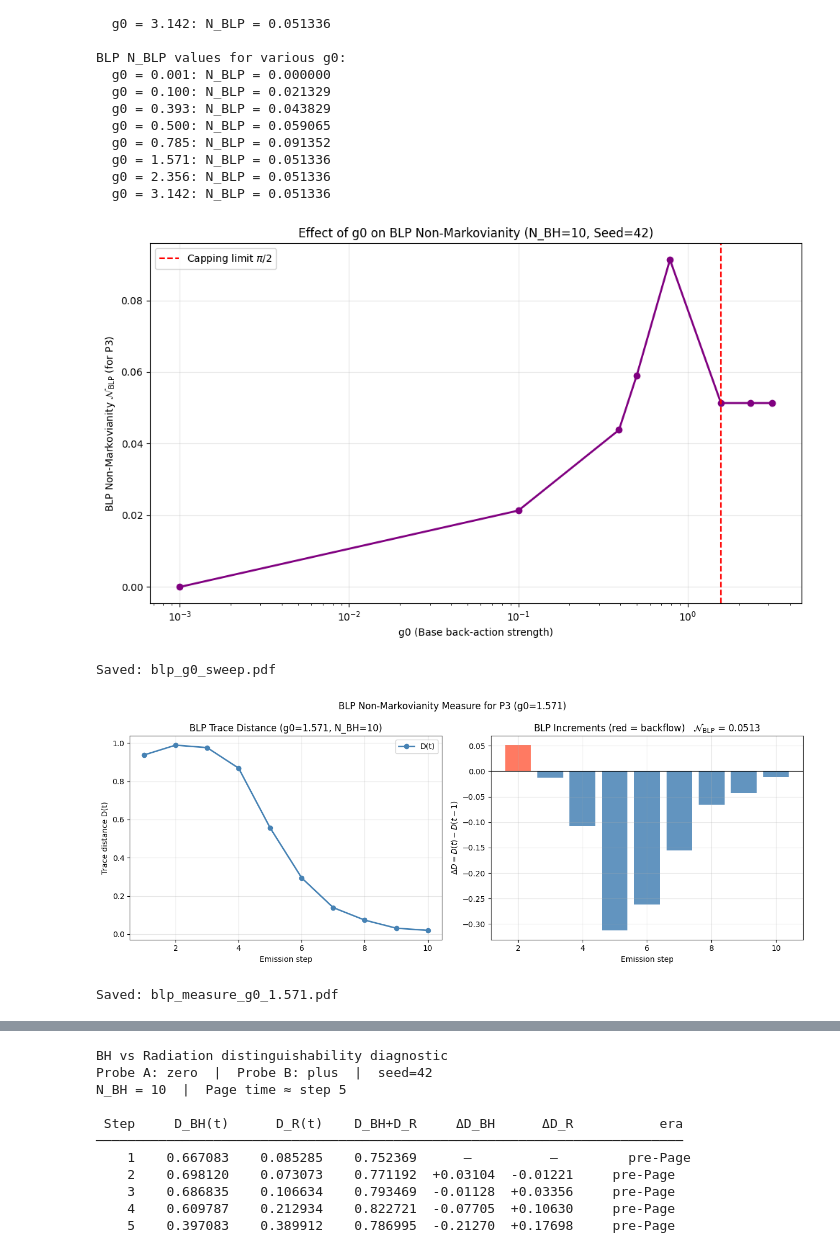
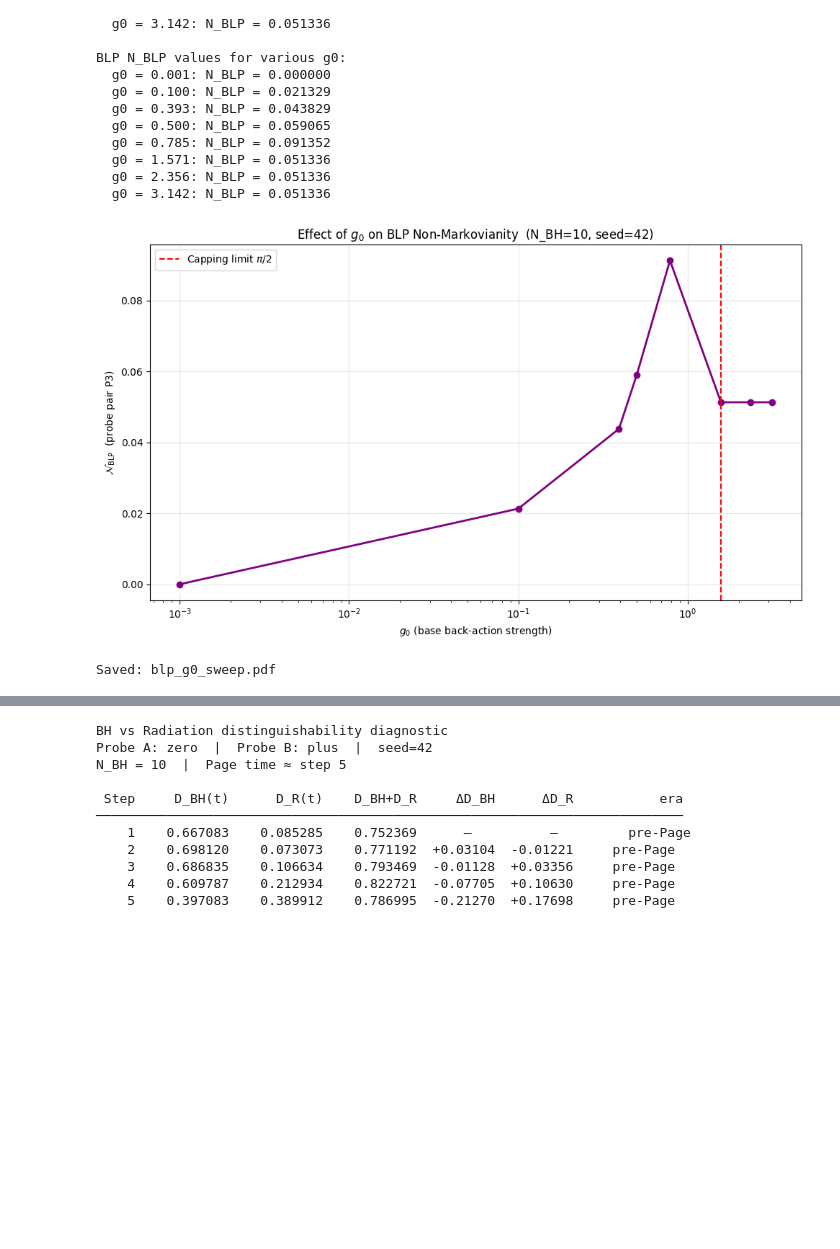
Before and after one commit to aaqhilahamed2004-ops/non-markovian_black-hole_evaporation, a Jupyter notebook: MvNM_v2.ipynb, the cells around one changed output, grey strips where cells are left out. Drawn from its saved outputs; the diff is of its cells as text; code cells hidden in the pictures; blank space fills up the shorter version.

Commit message:
Removed unwanted and redundanted plots of BLP. Integrated the results of Non-Markovian Envelope vs Markovian Control run with the probe analysis and Maximised Non-Markovian BLP envelope results.

```diff
--- a/MvNM_v2.ipynb
+++ b/MvNM_v2.ipynb
@@ -1080,57 +1297,22 @@ BLP N_BLP values for various g0:
 # %%
 # Plotting the BLP N_BLP vs g0 values
 
 g0_keys = list(blp_g0_results.keys())
 n_blp_values = [blp_g0_results[g]['N_BLP'] for g in g0_keys]
 
 plt.figure(figsize=(10, 6))
 plt.plot(g0_keys, n_blp_values, 'o-', color='purple', lw=2)
 plt.axvline(np.pi / 2, color='red', linestyle='--', label=r'Capping limit $\pi/2$')
-plt.xlabel(r'g0 (Base back-action strength)')
-plt.ylabel(r'BLP Non-Markovianity $\mathcal{N}_{\rm BLP}$ (for P3)')
-plt.title(f'Effect of g0 on BLP Non-Markovianity (N_BH={N_BH}, Seed={SWEEP_SEED})')
+plt.xlabel(r'$g_0$ (base back-action strength)')
+plt.ylabel(r'$\mathcal{N}_{\rm BLP}$  (probe pair P3)')
+plt.title(f'Effect of $g_0$ on BLP Non-Markovianity  (N_BH={N_BH}, seed={SWEEP_SEED})')
 plt.grid(alpha=0.3)
 plt.legend()
-plt.xscale('log') # Use log scale for g0 to better see the initial changes
+plt.xscale('log')
 plt.tight_layout()
 plt.savefig("blp_g0_sweep.pdf", bbox_inches='tight', dpi=200)
 plt.show()
 print("Saved: blp_g0_sweep.pdf")
-
-# Additionally, plot D(t) and dD for a specific g0 (e.g., np.pi/2) to show the effect in detail
-specific_g0 = np.pi / 2
-if specific_g0 in blp_g0_results:
-    D_values_g0 = blp_g0_results[specific_g0]['D_values']
-    dD_g0 = np.diff(D_values_g0)
-    N_BLP_g0 = blp_g0_results[specific_g0]['N_BLP']
-    steps_plot = list(range(1, len(D_values_g0) + 1))
-
-    fig, axes = plt.subplots(1, 2, figsize=(13, 5))
-
-    axes[0].plot(steps_plot, D_values_g0, 'o-', color='steelblue', lw=2, label='D(t)')
-    axes[0].set_xlabel("Emission step")
-    axes[0].set_ylabel("Trace distance D(t)")
-    axes[0].set_title(f"BLP Trace Distance (g0={specific_g0:.3f}, N_BH={N_BH})")
-    axes[0].grid(alpha=0.3); axes[0].legend()
-
-    bar_colors = ['tomato' if d > 0 else 'steelblue' for d in dD_g0]
-    axes[1].bar(steps_plot[1:], dD_g0, color=bar_colors, alpha=0.85)
-    axes[1].axhline(0, color='black', lw=0.8)
-    axes[1].set_xlabel("Emission step")
-    axes[1].set_ylabel(r"$\Delta D = D(t) - D(t-1)$")
-    axes[1].set_title(
-        f"BLP Increments (red = backflow)   "
-        r"$\mathcal{N}_{\rm BLP}$" + f" = {N_BLP_g0:.4f}"
-    )
-    axes[1].grid(alpha=0.3)
-
-    plt.suptitle(f"BLP Non-Markovianity Measure for P3 (g0={specific_g0:.3f})", fontsize=12)
-    plt.tight_layout()
-    plt.savefig(f"blp_measure_g0_{specific_g0:.3f}.pdf", bbox_inches='tight', dpi=200)
-    plt.show()
-    print(f"Saved: blp_measure_g0_{specific_g0:.3f}.pdf")
 # %% [output]
-[figure, old version]
+[figure, new version]
 Saved: blp_g0_sweep.pdf
-[figure, removed]
-Saved: blp_measure_g0_1.571.pdf
```
Also changed, not shown: parts of 6 cells of this notebook.
